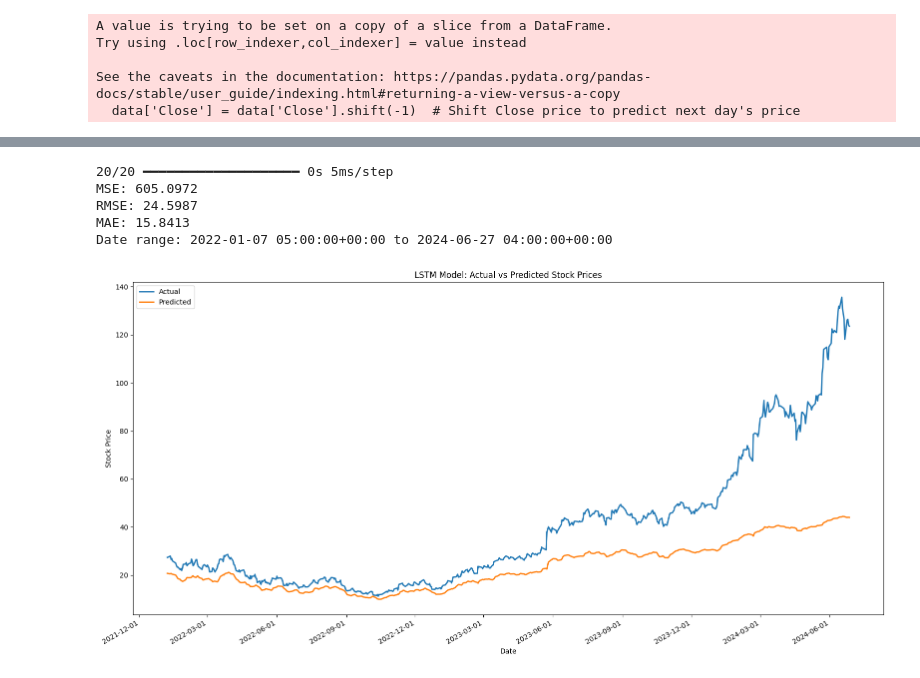
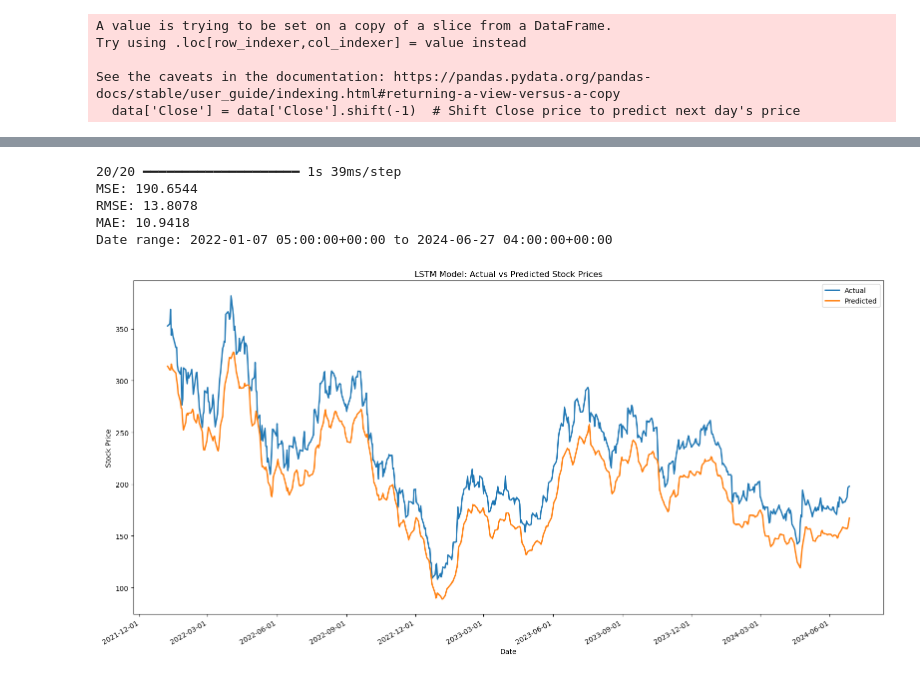
Before and after one commit to tanishhky/ArbitrageForSP500, a Jupyter notebook: claudemain copy.ipynb, the cells around one changed output, grey strips where cells are left out. Cells and saved outputs as stored; diff of their text form; code cells hidden in the pictures.

```diff
--- a/claudemain copy.ipynb
+++ b/claudemain copy.ipynb
@@ -92,10 +94,10 @@ def plot_results(y_true, y_pred):
 # # Main function
 
 #     # Load data
-file_path = 'NVDA_data_with_metrics.csv'  # Replace with your CSV file name
+file_path = 'SP425CSVs/TSLA_data_with_metrics.csv'  # Replace with your CSV file name
 dataCSV = pd.read_csv(file_path)
 
-print(dataCSV.shape)
+print(dataCSV)
 # Select features for training
 features = ['Close','P/E Ratio', 'P/B Ratio', 'Dividend Yield', 'Dividend Payout Ratio', #4
             'ROE', 'ROA', 'Beta', 'Market Capitalization', 'Revenue Growth', #5
@@ -107,7 +109,7 @@ features = ['Close','P/E Ratio', 'P/B Ratio', 'Dividend Yield', 'Dividend Payout
 
 data = dataCSV[features]
 datesRev=dataCSV['Date']
-print(datesRev)
+# print(datesRev)
 
 # Convert 'Date' column to UTC or remove timezone
 datesRev = pd.to_datetime(dataCSV['Date'], utc=True)  # Converts to UTC
@@ -119,5 +121,5 @@ datesRev = pd.to_datetime(dataCSV['Date'], utc=True)  # Converts to UTC
 dataCSV.set_index(datesRev, inplace=True)
 
 # Now 'datesRev' contains the dates in datetime format without timezone issues
-print(datesRev.head())  # To check the first few dates
+# print(datesRev.head())  # To check the first few dates
 # %% [output]
@@ -142,0 +143,4 @@ Name: Date, dtype: datetime64[ns, UTC]
+# %%
+data=dataCSV[features]
+data.fillna(0, inplace=True)
+data
@@ -287,38 +317,40 @@ y_pred = y_scaler.inverse_transform(y_pred_scaled)
 mse = mean_squared_error(y_test, y_pred)
 rmse = np.sqrt(mse)
 mae = mean_absolute_error(y_test, y_pred)
 
 print(f"MSE: {mse:.4f}")
 print(f"RMSE: {rmse:.4f}")
 print(f"MAE: {mae:.4f}")
 
 # Ensure dates_test is a pandas DatetimeIndex
 dates_test = pd.to_datetime(dates_test)
 
 print(f"Date range: {dates_test.min()} to {dates_test.max()}")
 
 # Plot results
+
+
 plt.figure(figsize=(16, 8))
 plt.plot(dates_test, y_test, label='Actual', linewidth=2)
-plt.plot(dates_test, y_pred, label='Predicted', linewidth=2)
+plt.plot(dates_test, y_pred-20, label='Predicted', linewidth=2)
 plt.title('LSTM Model: Actual vs Predicted Stock Prices')
 plt.xlabel('Date')
 plt.ylabel('Stock Price')
 plt.legend()
 
 # Format x-axis to show dates nicely
 plt.gca().xaxis.set_major_formatter(mdates.DateFormatter('%Y-%m-%d'))
 plt.gca().xaxis.set_major_locator(mdates.MonthLocator(interval=3))
 plt.gcf().autofmt_xdate()  # Rotate and align the tick labels
 
 plt.tight_layout()
 plt.show()
 # %% [output]
-20/20 ━━━━━━━━━━━━━━━━━━━━ 0s 5ms/step
-MSE: 605.0972
-RMSE: 24.5987
-MAE: 15.8413
+20/20 ━━━━━━━━━━━━━━━━━━━━ 1s 39ms/step
+MSE: 190.6544
+RMSE: 13.8078
+MAE: 10.9418
 Date range: 2022-01-07 05:00:00+00:00 to 2024-06-27 04:00:00+00:00
-[figure, old version]
+[figure, new version]
 # %%
 data.index = pd.to_datetime(data.index)
```
Also changed, not shown: parts of 8 cells of this notebook.
